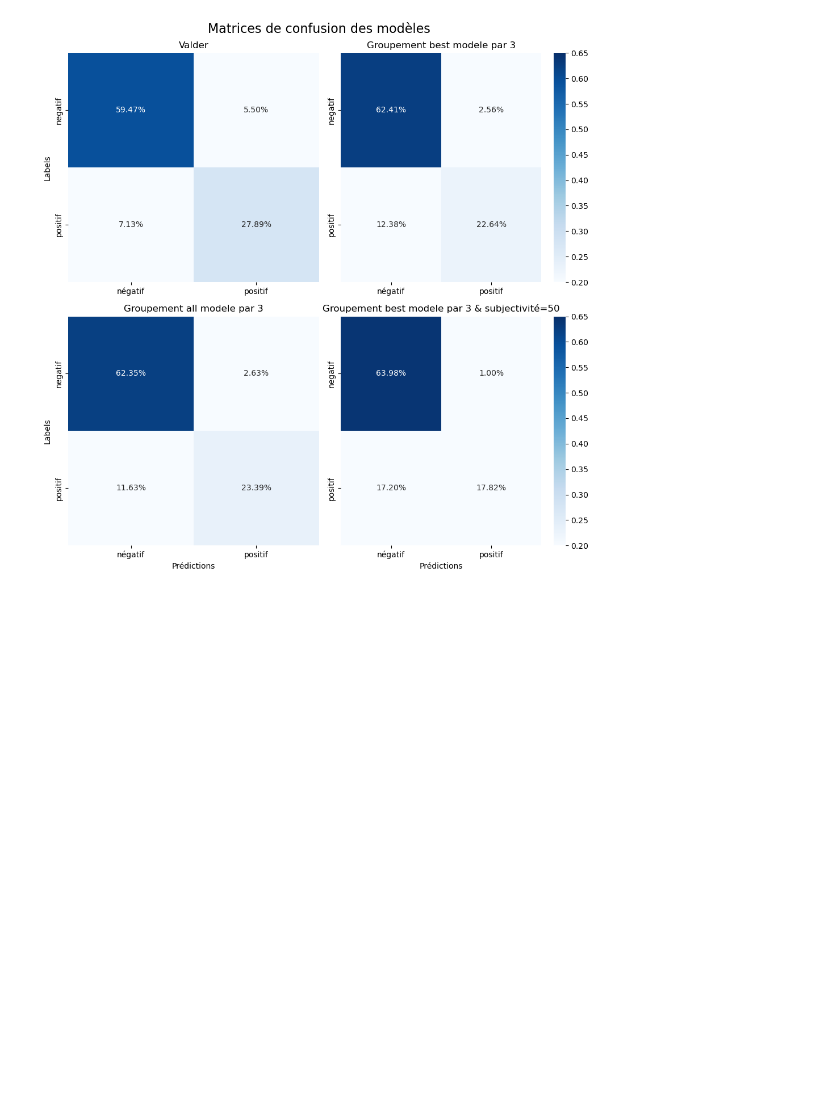
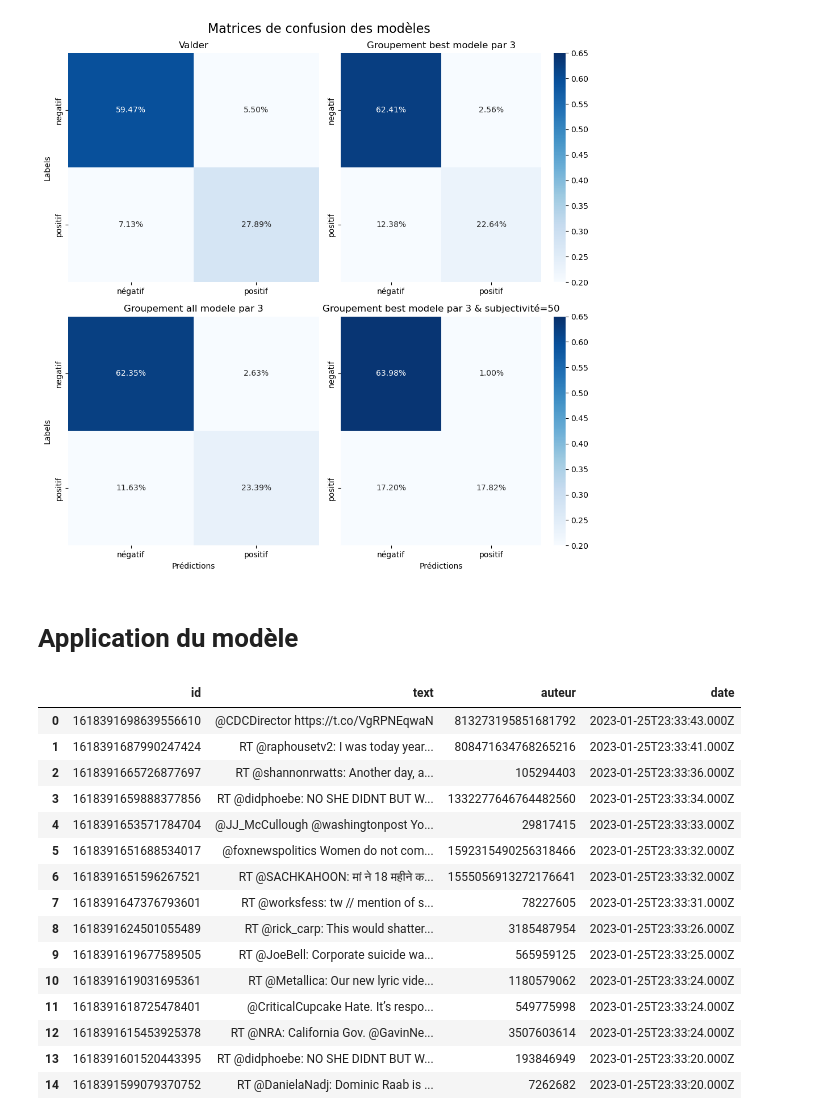
Before and after one commit to Pierre-Portfolio/TwitterFeelingAnalyse, a Jupyter notebook: Livrables/Code/Pierre.ipynb, the cells around one changed output. Cells and saved outputs as stored; diff of their text form; code cells hidden in the pictures; blank space fills up the shorter version.

Commit message:
scrapping avec tweepy

```diff
--- a/Livrables/Code/Pierre.ipynb
+++ b/Livrables/Code/Pierre.ipynb
@@ -563,3 +546,26 @@ fig.tight_layout()
 plt.show()
 # %% [output]
 [figure]
+# %% [markdown]
+# Application du modèle
+# %%
+df_init=pd.read_csv(r'C:\Users\owen9\OneDrive\Documents\GitHub\TwitterFeelingAnalyse\Dataset\Tweepy_Suicide_Tweets.csv',sep=';')
+df=df_init.copy()
+df.head(10)
+# %% [output]
+|  | id | text | auteur | date |
+| 0 | 1618391698639556610 | @CDCDirector https://t.co/VgRPNEqwaN | 813273195851681792 | 2023-01-25T23:33:43.000Z |
+| 1 | 1618391687990247424 | RT @raphousetv2: I was today year... | 808471634768265216 | 2023-01-25T23:33:41.000Z |
+| 2 | 1618391665726877697 | RT @shannonrwatts: Another day, a... | 105294403 | 2023-01-25T23:33:36.000Z |
+| 3 | 1618391659888377856 | RT @didphoebe: NO SHE DIDNT BUT W... | 1332277646764482560 | 2023-01-25T23:33:34.000Z |
+| 4 | 1618391653571784704 | @JJ_McCullough @washingtonpost Yo... | 29817415 | 2023-01-25T23:33:33.000Z |
+| 5 | 1618391651688534017 | @foxnewspolitics Women do not com... | 1592315490256318466 | 2023-01-25T23:33:32.000Z |
+| 6 | 1618391651596267521 | RT @SACHKAHOON: मां ने 18 महीने क... | 1555056913272176641 | 2023-01-25T23:33:32.000Z |
+| 7 | 1618391647376793601 | RT @worksfess: tw // mention of s... | 78227605 | 2023-01-25T23:33:31.000Z |
+| 8 | 1618391624501055489 | RT @rick_carp: This would shatter... | 3185487954 | 2023-01-25T23:33:26.000Z |
+| 9 | 1618391619677589505 | RT @JoeBell: Corporate suicide wa... | 565959125 | 2023-01-25T23:33:25.000Z |
+| 10 | 1618391619031695361 | RT @Metallica: Our new lyric vide... | 1180579062 | 2023-01-25T23:33:24.000Z |
+| 11 | 1618391618725478401 | @CriticalCupcake Hate. It’s respo... | 549775998 | 2023-01-25T23:33:24.000Z |
+| 12 | 1618391615453925378 | RT @NRA: California Gov. @GavinNe... | 3507603614 | 2023-01-25T23:33:24.000Z |
+| 13 | 1618391601520443395 | RT @didphoebe: NO SHE DIDNT BUT W... | 193846949 | 2023-01-25T23:33:20.000Z |
+| 14 | 1618391599079370752 | RT @DanielaNadj: Dominic Raab is ... | 7262682 | 2023-01-25T23:33:20.000Z |
```
Also changed, not shown: parts of 6 cells of this notebook, 2 other files.
